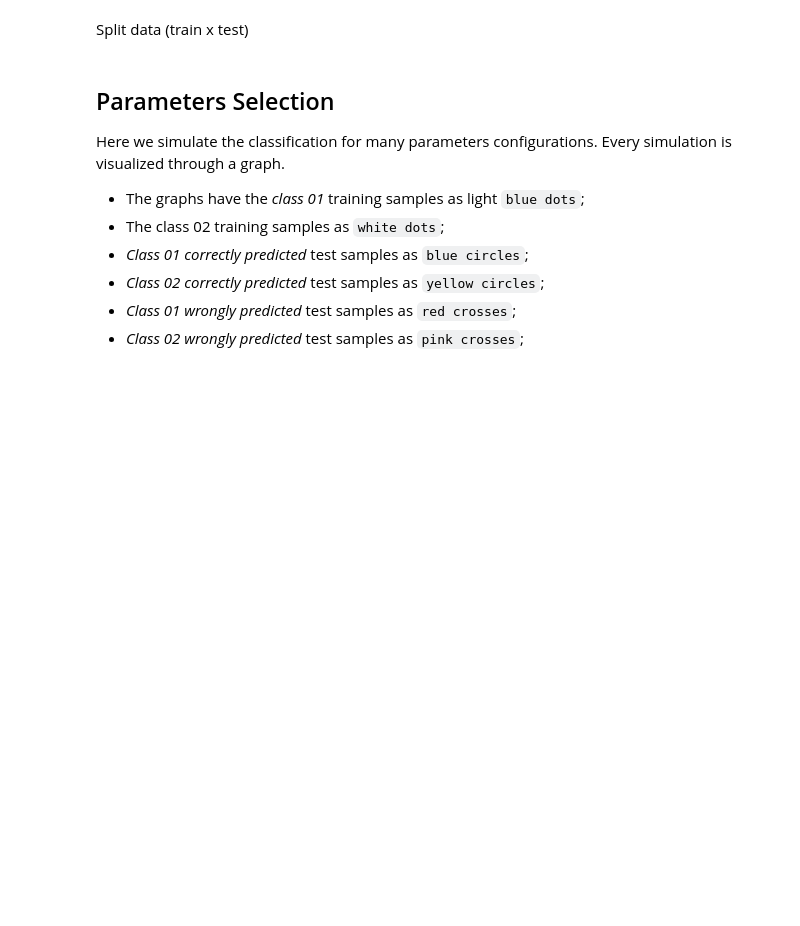
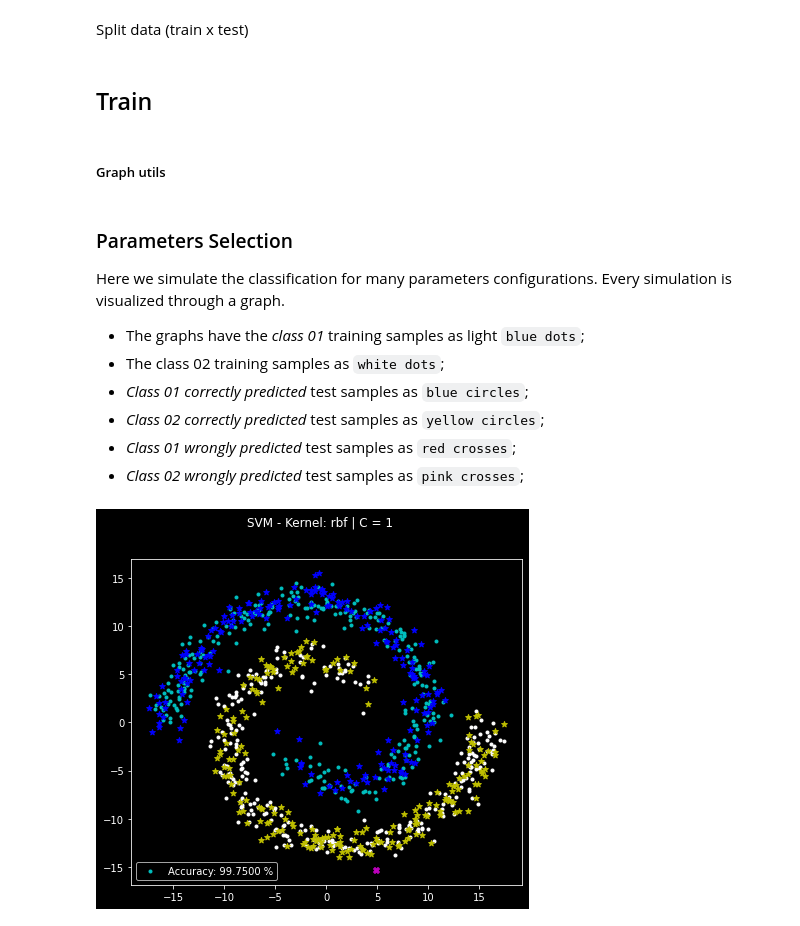
Before and after one commit to hjcostabr76/ml, a Jupyter notebook: classification/svm/nb_svm.ipynb, the cells around one changed output. Saved outputs shown, nothing was run; the diff lists cells and outputs as text; code cells hidden in the pictures; blank space fills up the shorter version.

```diff
--- a/classification/svm/nb_svm.ipynb
+++ b/classification/svm/nb_svm.ipynb
@@ -85,3 +84,7 @@ trainDF = np.zeros( (rows, cols) )
 trainDF[:, 0:2] = xTrain
 trainDF[:, -1] = yTrain
 trainDF = pd.DataFrame(data=trainDF, columns=['x', 'y', 'label'])
+# %% [markdown]
+## Train
+# %% [markdown]
+##### Graph utils
@@ -88,5 +134,5 @@ trainDF = pd.DataFrame(data=trainDF, columns=['x', 'y', 'label'])
 # %% [markdown]
-## Parameters Selection
+### Parameters Selection
 
 Here we simulate the classification for many parameters configurations. Every simulation is visualized through a graph.
 
@@ -106,73 +152,34 @@ pDegreeKenels = ['poly']
 
 gammaValues = [.5, 1, 1.5, 3, 5] # ['scale', 'auto']
 gammaKernels = ['poly', 'rbf', 'sigmoid']
-
-# Graphs grid params
-colHeight = 6
-colWidth = 7
-legendLocation = 'lower left'
-
-# Plotter
-def plotOne(a: plt.subplot2grid, x: np.array, y: np.array, title = 'svm', color = 'w', marker = '.', label = '') -> None:
-    a.scatter(x, y, color=color, marker=marker, label=label)
-    a.set_title(title)
-    a.legend(loc=legendLocation)
 
 # Plot simulations
 for kernel in kernels:
 
     isUsingPDegree = kernel in pDegreeKenels
     pDegreesToTest = pDegrees if isUsingPDegree else [1]
 
     isUsingGamma = kernel in gammaKernels
     gammasToTest = gammaValues if isUsingGamma else [1]
 
     nRows = len(pDegreesToTest)
     nCols = len(gammasToTest)
     gridShape = (nRows, nCols)
 
     for c in cValues:
-
-        # Create grid
-        figure = plt.figure(figsize=(colWidth*nCols, colHeight*nRows))
-        figure.suptitle('SVM - Kernel: ' + str(kernel) + ' | C = ' + str(c))
+        figure = getGridFigure(title='SVM - Kernel: ' + str(kernel) + ' | C = ' + str(c), nCols=nCols, nRows=nRows)
 
         for row, pDegree in enumerate(pDegreesToTest):
             for col, gamma in enumerate(gammasToTest):
 
-                # Train
                 classifier = svm.SVC(C=c, kernel=kernel, degree=pDegree, gamma=gamma)
                 classifier.fit(trainDF[ ['x', 'y'] ], trainDF['label'])
-                approxY = classifier.predict(xTest)
-                accuracy = np.sum(approxY == yTest) / yTest.shape[0]
-                accuracyTxt = 'Accuracy: {:.4f} %'.format(100*accuracy)
 
-                # Plot training points
-                a = plt.subplot2grid(gridShape, (row, col), fig=figure)
                 plotTitle1 = 'pDegree = ' + str(pDegree) if isUsingPDegree else ''
                 plotTitle2 = 'gamma = ' + str(gamma) if isUsingGamma else ''
                 plotTitle = plotTitle1+ ' | ' +plotTitle2 if (plotTitle1 and plotTitle2) else plotTitle1+plotTitle2
-
-                c1Points = trainDF[ trainDF['label'] == class1 ]
-                c2Points = trainDF[ trainDF['label'] == class2 ]
-
-                plotOne(a=a, x=c1Points['x'].values, y=c1Points['y'].values, title=plotTitle, color='c', label=accuracyTxt)
-                plotOne(a=a, x=c2Points['x'].values, y=c2Points['y'].values, title=plotTitle, color='w')
-
-                # Plot valid test points
-                validPoints = testDF[testDF['label'] == approxY]
-                validC1 = validPoints[ validPoints['label'] == class1 ]
-                validC2 = validPoints[ validPoints['label'] == class2 ]
-
-                plotOne(a=a, x=validC1['x'].values, y=validC1['y'].values, title=plotTitle, color='b', marker='*')
-                plotOne(a=a, x=validC2['x'].values, y=validC2['y'].values, title=plotTitle, color='y', marker='*')
-
-                # Plot invalid test points
-                invalidPoints = testDF[testDF['label'] != approxY]
-                invalidC1 = invalidPoints[ invalidPoints['label'] == class1 ]
-                invalidC2 = invalidPoints[ invalidPoints['label'] == class2 ]
-
-                plotOne(a=a, x=invalidC1['x'].values, y=invalidC1['y'].values, title=plotTitle, color='r', marker='X')
-                plotOne(a=a, x=invalidC2['x'].values, y=invalidC2['y'].values, title=plotTitle, color='m', marker='X')
+                plotTraining(approxY=classifier.predict(xTest), figure=figure, gridShape=gridShape, row=row, col=col)
 
         plt.savefig('./file/out_graph-svm-kernel-'+ str(kernel) + '-c=' + str(c))
+# %% [output]
+[figure, added]
```
Also changed, not shown: parts of 6 cells of this notebook, 2 other files.
